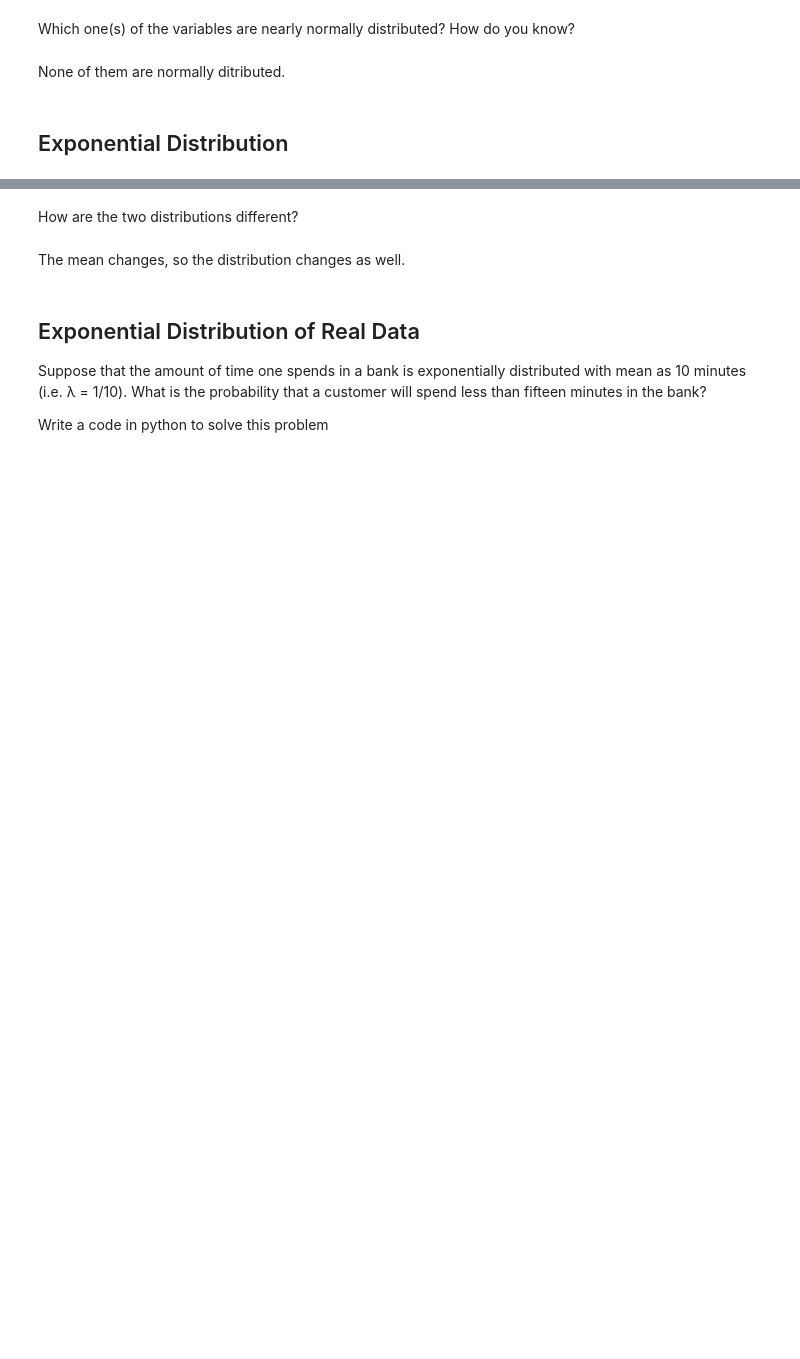
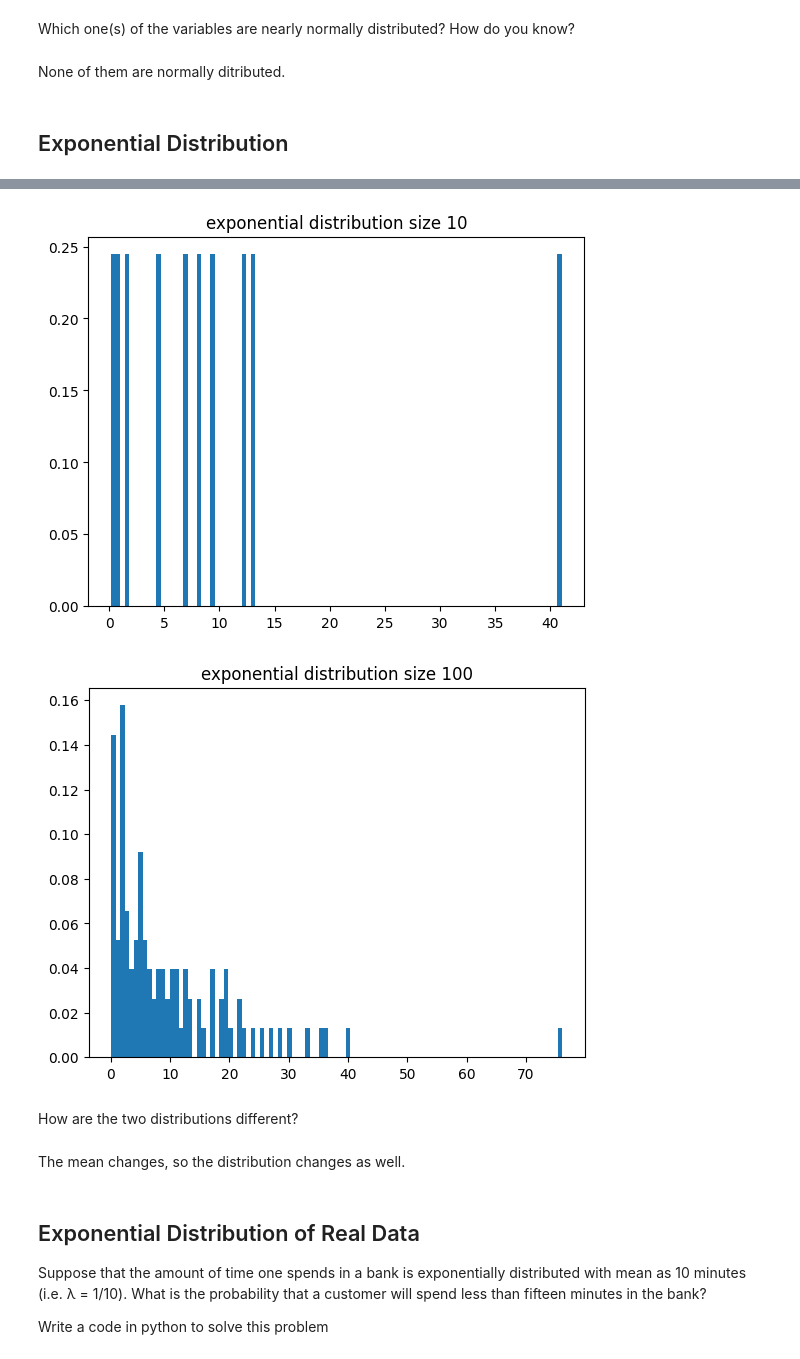
Before and after one commit to mara-pn/lab-continuous-probability-distributions-en, a Jupyter notebook: your-code/main.ipynb, the cells around one changed output, grey strips where cells are left out. Drawn from its saved outputs; the diff is of its cells as text; code cells hidden in the pictures; blank space fills up the shorter version.

```diff
--- a/your-code/main.ipynb
+++ b/your-code/main.ipynb
@@ -268,0 +267,11 @@ Your output should look like below:
+# %%
+# function to generate exponentially distributed random numbers
+def exp(mean, size):
+    return np.random.exponential(scale=mean, size=size)
+
+# generating number sequences
+exp1 = exp(10, 10)
+print(exp1)
+
+exp2 = exp(10, 100)
+print(exp2)
@@ -269,3 +296,15 @@ Your output should look like below:
+# %%
+# Visualizing
+plt.hist(exp1, bins=100, density=True)
+plt.title("exponential distribution size 10")
+plt.show()
+
+plt.hist(exp2, bins=100, density=True)
+plt.title("exponential distribution size 100")
+plt.show()
+# %% [output]
+[figure, added]
+[figure, added]
 # %% [markdown]
 How are the two distributions different?
 # %% [markdown]
```
Also changed, not shown: parts of 12 cells of this notebook.
